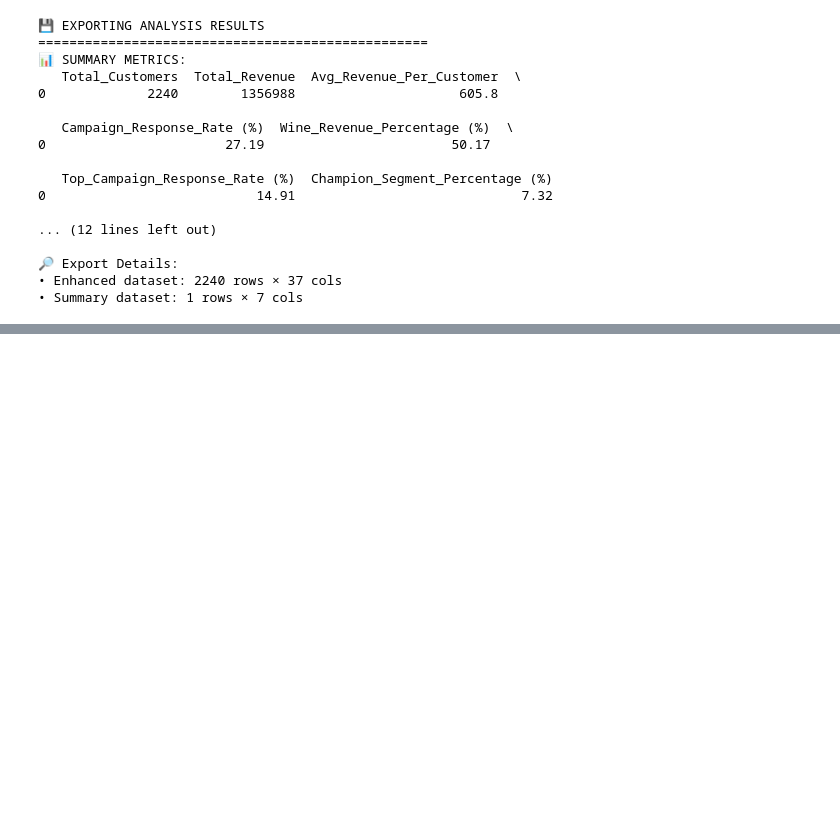
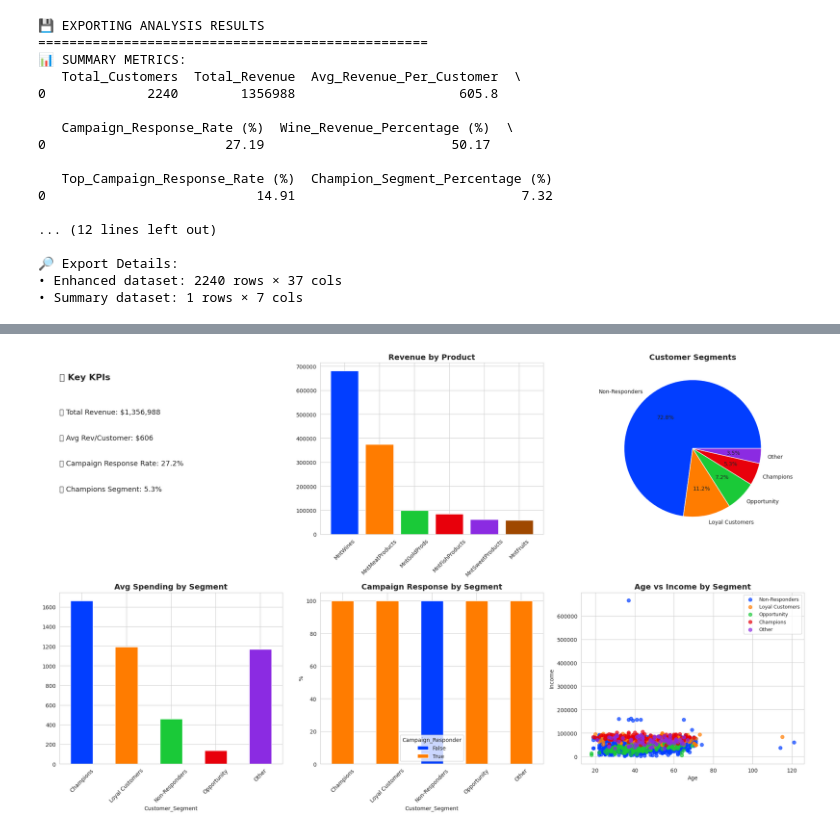
Before and after one commit to FarzanaShahdn/Data-Analysis-Portfolio, a Jupyter notebook: Customer_Personality_Analysis_Data_Driven_Strategies_for_Marketing_Optimization_and_Revenue_Growth.ipynb, the cells around one changed output, grey strips where cells are left out. Saved outputs shown, nothing was run; the diff lists cells and outputs as text; code cells hidden in the pictures; blank space fills up the shorter version.

```diff
--- a/Customer_Personality_Analysis_Data_Driven_Strategies_for_Marketing_Optimization_and_Revenue_Growth.ipynb
+++ b/Customer_Personality_Analysis_Data_Driven_Strategies_for_Marketing_Optimization_and_Revenue_Growth.ipynb
@@ -1007,0 +1050,96 @@ print(f"• Summary dataset: {summary_df.shape[0]} rows × {summary_df.shape[1]}
+# %%
+import numpy as np
+
+# Define segmentation rules
+conditions = [
+    (df_clean['Total_Spent'] >= df_clean['Total_Spent'].quantile(0.75)) & (df_clean['Total_Campaigns_Accepted'] >= 2),
+    (df_clean['Total_Spent'] >= df_clean['Total_Spent'].quantile(0.5)) & (df_clean['Total_Campaigns_Accepted'] >= 1),
+    (df_clean['Total_Spent'] < df_clean['Total_Spent'].quantile(0.5)) & (df_clean['Campaign_Responder'] == True),
+    (df_clean['Campaign_Responder'] == False)
+]
+
+choices = ['Champions', 'Loyal Customers', 'Opportunity', 'Non-Responders']
+
+# Add segment column
+df_clean['Customer_Segment'] = np.select(conditions, choices, default='Other')
+# %%
+import matplotlib.pyplot as plt
+import seaborn as sns
+import numpy as np
+import pandas as pd
+
+# 1️⃣ Make sure segmentation exists
+conditions = [
+    (df_clean['Total_Spent'] >= df_clean['Total_Spent'].quantile(0.75)) & (df_clean['Total_Campaigns_Accepted'] >= 2),
+    (df_clean['Total_Spent'] >= df_clean['Total_Spent'].quantile(0.5)) & (df_clean['Total_Campaigns_Accepted'] >= 1),
+    (df_clean['Total_Spent'] < df_clean['Total_Spent'].quantile(0.5)) & (df_clean['Campaign_Responder'] == True),
+    (df_clean['Campaign_Responder'] == False)
+]
+choices = ['Champions', 'Loyal Customers', 'Opportunity', 'Non-Responders']
+df_clean['Customer_Segment'] = np.select(conditions, choices, default='Other')
+
+# 2️⃣ KPI calculations
+total_rev = df_clean['Total_Spent'].sum()
+avg_rev = df_clean['Total_Spent'].mean()
+response_rate = (df_clean['Campaign_Responder'] == True).mean() * 100
+champions_pct = (df_clean['Customer_Segment'] == 'Champions').mean() * 100
+
+# 3️⃣ Pre-calc datasets
+product_cols = ['MntWines','MntMeatProducts','MntFruits','MntFishProducts','MntSweetProducts','MntGoldProds']
+product_rev = df_clean[product_cols].sum().sort_values(ascending=False)
+
+segment_counts = df_clean['Customer_Segment'].value_counts()
+seg_spending = df_clean.groupby('Customer_Segment')['Total_Spent'].mean()
+
+campaign_response = pd.crosstab(df_clean['Customer_Segment'], df_clean['Campaign_Responder'], normalize='index') * 100
+
+# 4️⃣ Bright theme setup
+sns.set_style("whitegrid")
+bright = sns.color_palette("bright")
+
+# --- Dashboard Layout ---
+fig, axes = plt.subplots(2, 3, figsize=(20, 12))
+
+# KPI Panel
+axes[0,0].axis('off')
+axes[0,0].text(0,0.9,"📊 Key KPIs", fontsize=16, fontweight="bold")
+axes[0,0].text(0,0.7,f"💰 Total Revenue: ${total_rev:,.0f}", fontsize=13)
+axes[0,0].text(0,0.55,f"👤 Avg Rev/Customer: ${avg_rev:,.0f}", fontsize=13)
+axes[0,0].text(0,0.4,f"📨 Campaign Response Rate: {response_rate:.1f}%", fontsize=13)
+axes[0,0].text(0,0.25,f"🏆 Champions Segment: {champions_pct:.1f}%", fontsize=13)
+
+# Product Revenue (Bar)
+axes[0,1].bar(product_rev.index, product_rev.values, color=bright)
+axes[0,1].set_title("Revenue by Product", fontsize=14, fontweight="bold")
+axes[0,1].tick_params(axis='x', rotation=45)
+
+# Segment Distribution (Pie)
+axes[0,2].pie(segment_counts.values, labels=segment_counts.index, autopct='%1.1f%%', colors=bright)
+axes[0,2].set_title("Customer Segments", fontsize=14, fontweight="bold")
+
+# Avg Spending by Segment (Bar)
+seg_spending.plot(kind="bar", ax=axes[1,0], color=bright)
+axes[1,0].set_title("Avg Spending by Segment", fontsize=14, fontweight="bold")
+axes[1,0].tick_params(axis='x', rotation=45)
+
+# Campaign Response (Stacked Bar)
+campaign_response.plot(kind="bar", stacked=True, ax=axes[1,1], color=bright[:2])
+axes[1,1].set_title("Campaign Response by Segment", fontsize=14, fontweight="bold")
+axes[1,1].set_ylabel("%")
+axes[1,1].tick_params(axis='x', rotation=45)
+
+# Age vs Income Scatter
+palette = dict(zip(segment_counts.index, bright[:len(segment_counts)]))
+for seg, color in palette.items():
+    subset = df_clean[df_clean['Customer_Segment']==seg]
+    axes[1,2].scatter(subset['Age'], subset['Income'], label=seg, alpha=0.7, s=40, color=color)
+axes[1,2].set_title("Age vs Income by Segment", fontsize=14, fontweight="bold")
+axes[1,2].set_xlabel("Age")
+axes[1,2].set_ylabel("Income")
+axes[1,2].legend(fontsize=9)
+
+plt.tight_layout()
+plt.savefig("customer_dashboard_bright.png", dpi=300, bbox_inches="tight")
+plt.show()
+# %% [output]
+[figure, added]
```
Also changed, not shown: parts of 3 cells of this notebook.
